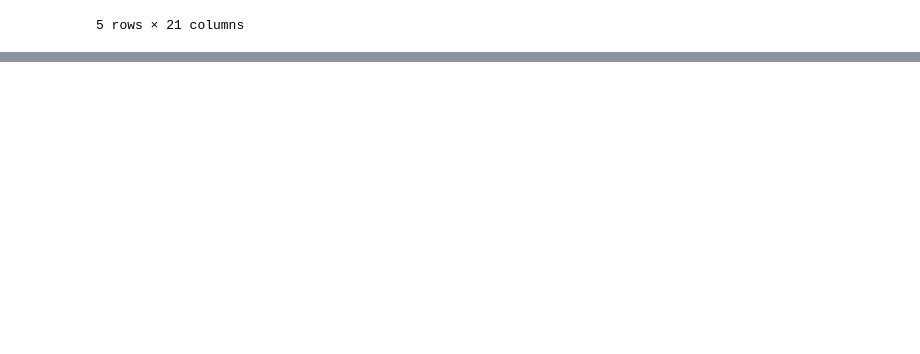
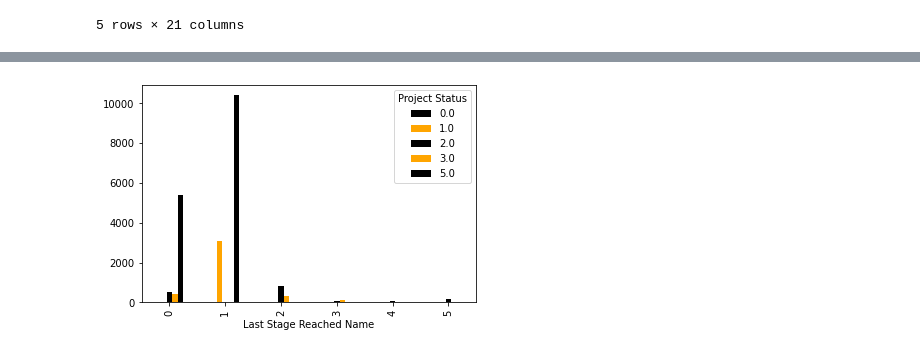
Before and after one commit to anjaliagarwal152615/world-bank-data-analysis-, a Jupyter notebook: world_bank.ipynb, the cells around one changed output, grey strips where cells are left out. Saved outputs shown, nothing was run; the diff lists cells and outputs as text; code cells hidden in the pictures; blank space fills up the shorter version.

```diff
--- a/world_back.ipynb
+++ b/world_bank.ipynb
@@ -78,0 +146,12 @@ df['Project Status'] = df['Project Status'].replace(['Completed', 'Cancelled', '
+# %%
+#plot between last stage reached name and project status
+df.groupby(['Last Stage Reached Name', 'Project Status']).size().unstack().plot(kind='bar', color=['black', 'orange'])
+
+#add label
+Xlabel = df['Last Stage Reached Name']
+Ylabel = df['Last Stage Reached Name']
+
+#save plot to a file
+plt.savefig('last_stage_reached_vs_project_status.png')
+# %% [output]
+[figure, added]
```
Also changed, not shown: parts of 10 cells of this notebook.
